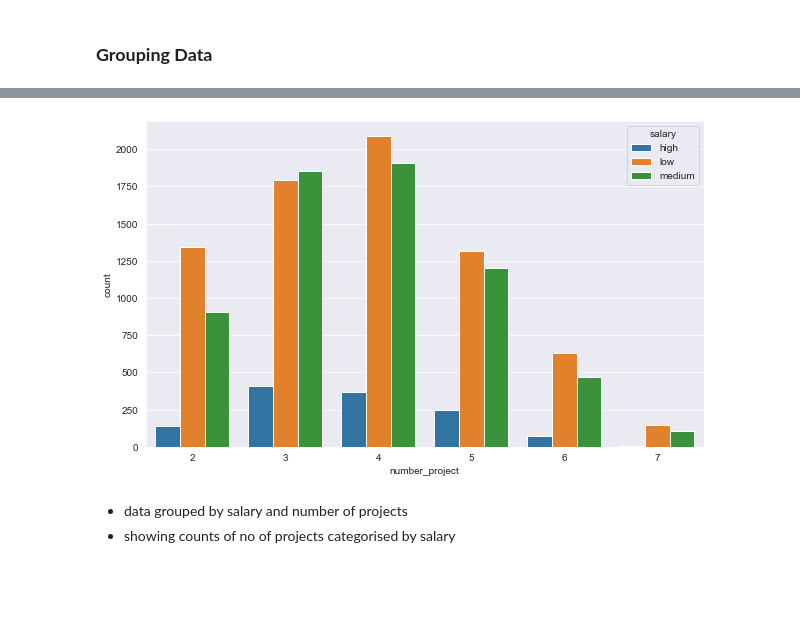
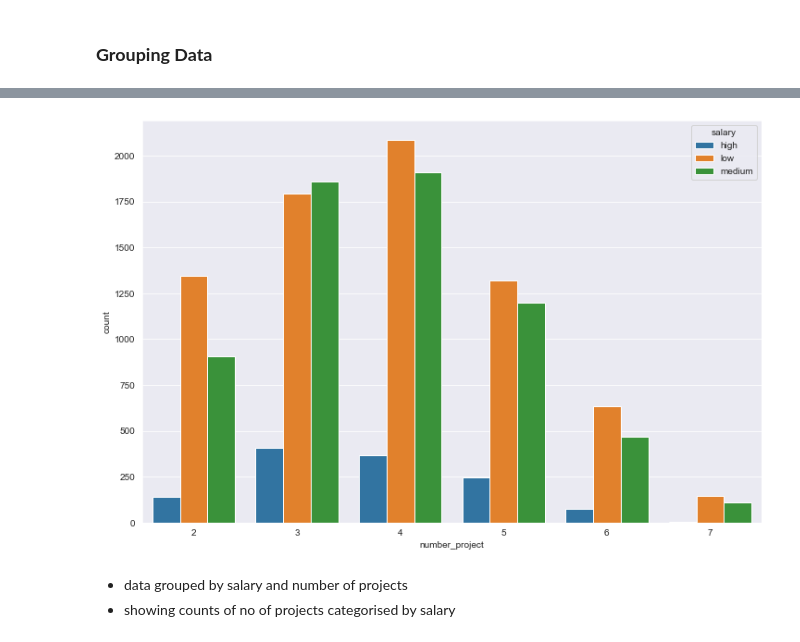
Before and after one commit to MdAliRaza/HR_Analysis, a Jupyter notebook: hr_analysis.ipynb, the cells around one changed output, grey strips where cells are left out. Cells and saved outputs as stored; diff of their text form; code cells hidden in the pictures; blank space fills up the shorter version.

```diff
--- a/hr_analysis.ipynb
+++ b/hr_analysis.ipynb
@@ -443,11 +443,11 @@ medium  4    1910
         7     109
 Name: number_project, dtype: int64
 # %%
-plt.figure(figsize=(10,6))
+plt.figure(figsize=(12,8))
 sns.countplot(data=df, x='number_project', hue='salary')
 plt.show()
 # %% [output]
-[figure, old version]
+[figure, new version]
 # %% [markdown]
 - data grouped by salary and number of projects
 - showing counts of no of projects categorised by salary
```
Also changed, not shown: parts of 15 cells of this notebook.
